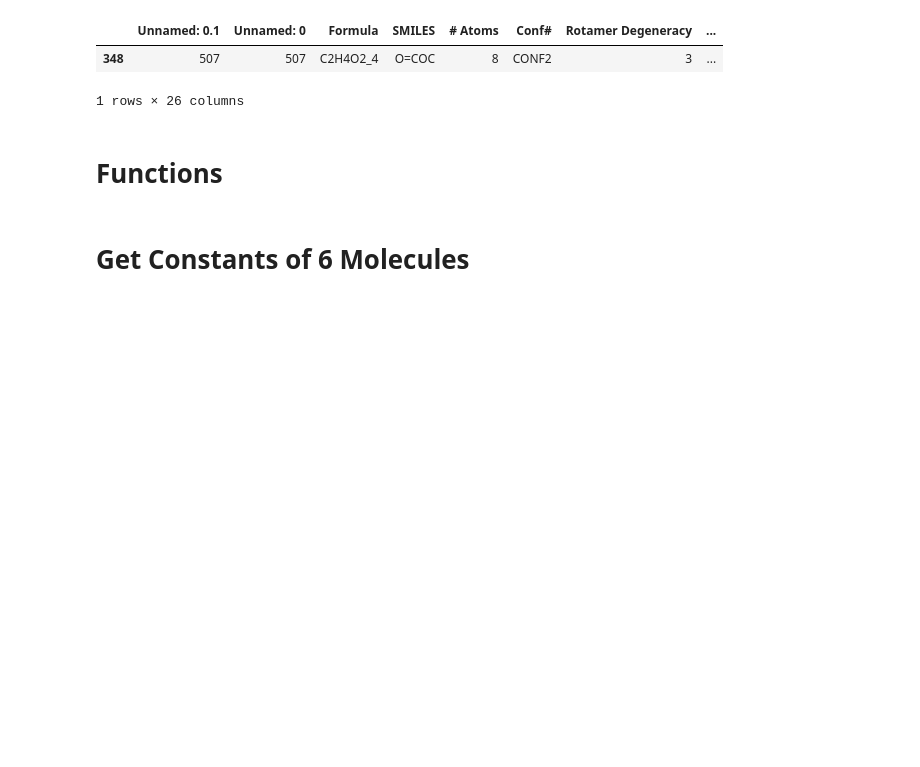
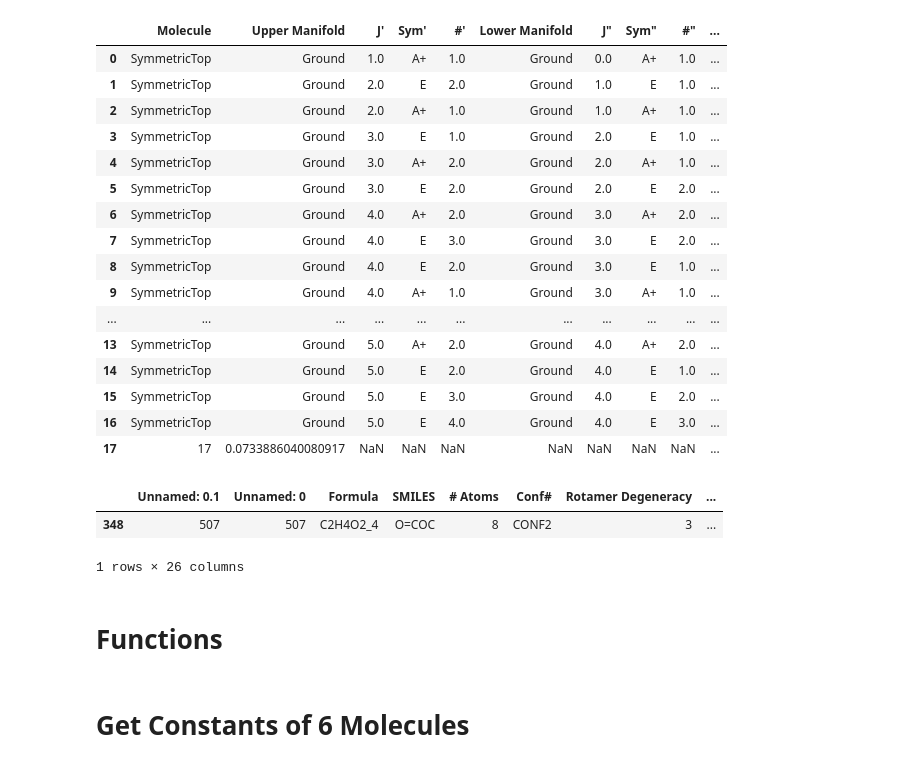
Before and after one commit to mpettyjo/4_BigData, a Jupyter notebook: Plots/RotationalSpec_Compareto_CDMS_JPL.ipynb, the cells around one changed output. Cells and saved outputs as stored; diff of their text form; code cells hidden in the pictures; blank space fills up the shorter version.

```diff
--- a/Plots/RotationalSpec_Compareto_CDMS_JPL.ipynb
+++ b/Plots/RotationalSpec_Compareto_CDMS_JPL.ipynb
@@ -103,6 +124,24 @@ observed_data
 # %%
-comp_data = pd.read_csv('/Users/mpettyjo/Documents/Research/4_BigData/PGOPHER Simulations/Full/C3H4_2.csv',header=1)
+comp_data = pd.read_csv('/Users/mpettyjo/Documents/Research/4_BigData/PGOPHER Simulations/Full/H3P.csv',header=1)
 comp_data
+# %% [output]
+|  | Molecule | Upper Manifold | J' | Sym' | #' | Lower Manifold | J" | Sym" | #" | ... |
+| 0 | SymmetricTop | Ground | 1.0 | A+ | 1.0 | Ground | 0.0 | A+ | 1.0 | ... |
+| 1 | SymmetricTop | Ground | 2.0 | E | 2.0 | Ground | 1.0 | E | 1.0 | ... |
+| 2 | SymmetricTop | Ground | 2.0 | A+ | 1.0 | Ground | 1.0 | A+ | 1.0 | ... |
+| 3 | SymmetricTop | Ground | 3.0 | E | 1.0 | Ground | 2.0 | E | 1.0 | ... |
+| 4 | SymmetricTop | Ground | 3.0 | A+ | 2.0 | Ground | 2.0 | A+ | 1.0 | ... |
+| 5 | SymmetricTop | Ground | 3.0 | E | 2.0 | Ground | 2.0 | E | 2.0 | ... |
+| 6 | SymmetricTop | Ground | 4.0 | A+ | 2.0 | Ground | 3.0 | A+ | 2.0 | ... |
+| 7 | SymmetricTop | Ground | 4.0 | E | 3.0 | Ground | 3.0 | E | 2.0 | ... |
+| 8 | SymmetricTop | Ground | 4.0 | E | 2.0 | Ground | 3.0 | E | 1.0 | ... |
+| 9 | SymmetricTop | Ground | 4.0 | A+ | 1.0 | Ground | 3.0 | A+ | 1.0 | ... |
+| ... | ... | ... | ... | ... | ... | ... | ... | ... | ... | ... |
+| 13 | SymmetricTop | Ground | 5.0 | A+ | 2.0 | Ground | 4.0 | A+ | 2.0 | ... |
+| 14 | SymmetricTop | Ground | 5.0 | E | 2.0 | Ground | 4.0 | E | 1.0 | ... |
+| 15 | SymmetricTop | Ground | 5.0 | E | 3.0 | Ground | 4.0 | E | 2.0 | ... |
+| 16 | SymmetricTop | Ground | 5.0 | E | 4.0 | Ground | 4.0 | E | 3.0 | ... |
+| 17 | 17 | 0.0733886040080917 | NaN | NaN | NaN | NaN | NaN | NaN | NaN | ... |
 # %%
 data_ground = pd.read_csv('/Users/mpettyjo/Documents/Research/4_BigData/B971_def2TZVPD_DataFile1_GroundState.csv')
 # data_all = pd.read_csv('/Users/mpettyjo/Documents/Research/4_BigData/B971_def2TZVPD_DataFile1.csv')
```
Also changed, not shown: parts of 4 cells of this notebook.
